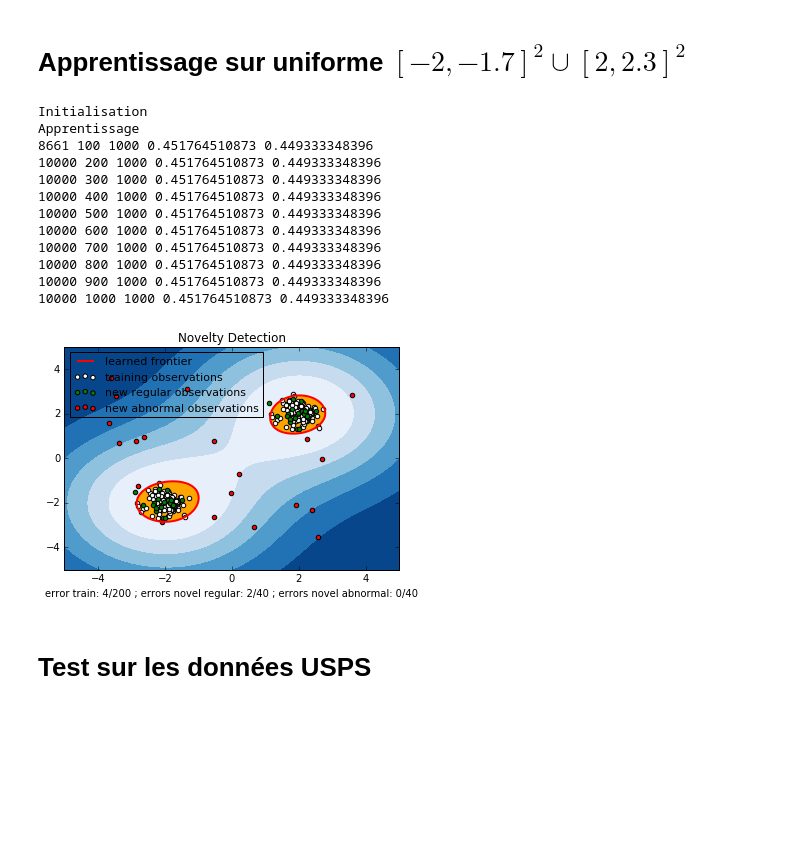
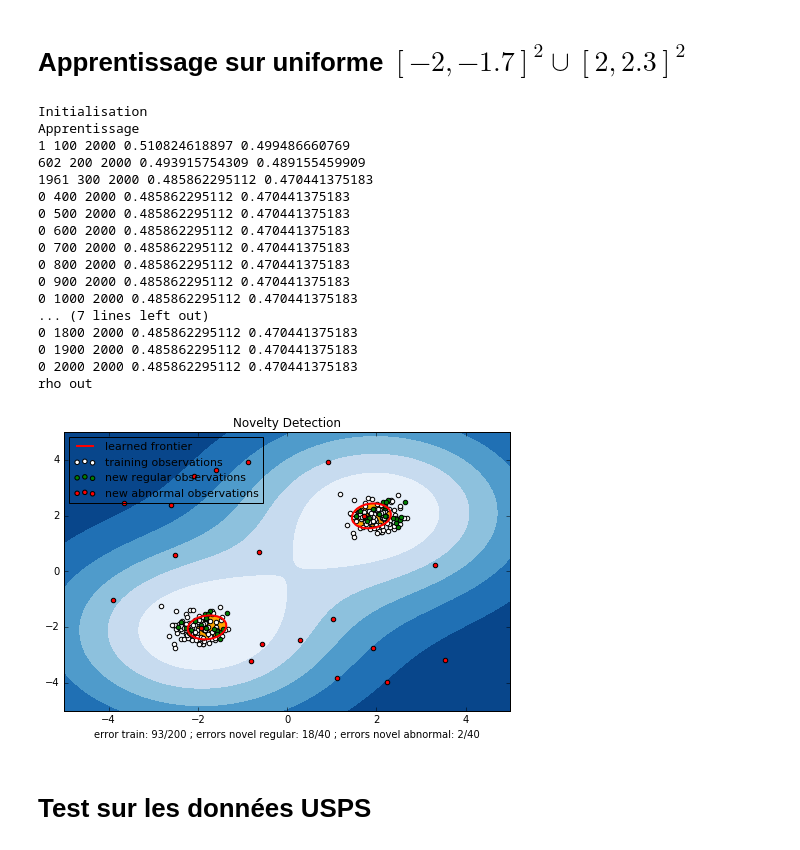
Before and after one commit to funboarder13920/OSVM, a Jupyter notebook: microsoft_algorithm_clean.ipynb, the cells around one changed output. Cells and saved outputs as stored; diff of their text form; code cells hidden in the pictures; blank space fills up the shorter version.

Commit message:
nouvelles bases de données et graph

```diff
--- a/microsoft_algorithm_clean.ipynb
+++ b/microsoft_algorithm_clean.ipynb
@@ -88,6 +88,7 @@ class osvm:
         self.gamma = gamma
         self.len_sv = []
         self.rho_hist = []
+        self.rho_var = []
         self.kkt_hist = []
 
     def fit(self,data):
@@ -116,6 +117,7 @@ class osvm:
         O = np.dot(self.alpha,K)
         self.rho = max(O[self.alpha>tol])
         self.rho_hist.append(self.rho)
+        self.rho_var.append(np.var(max(O[self.alpha>tol])))
 
         print("Apprentissage")
         iter_etape = 0
@@ -160,6 +162,7 @@ class osvm:
                 self.rho = np.mean(O_actif)
 
             self.rho_hist.append(self.rho)
+            self.rho_var.append(np.var(O_actif))
             SV = SVcalc(self.alpha,1/(self.mu*l))
 
             # Etape (ii)
@@ -188,6 +191,7 @@ class osvm:
                     else:
                         self.rho = np.mean(O_actif)
                     self.rho_hist.append(self.rho)
+                    self.rho_var.append(np.var(O_actif))
                     self.O = O
                     self.K = K
                     SV = SVcalc(self.alpha,1/(self.mu*l))
@@ -301,18 +317,23 @@ X_test = np.r_[X + 2, X - 2]
 X_outliers = np.random.uniform(low=-4, high=4, size=(20, 2))
 
 # fit the model
-clf = osvm(mu=0.022,gamma = 0.1,maxiter=1000,maxiterii=100)
+clf = osvm(mu=0.07,gamma = 0.1,maxiter=2000,maxiterii=100)
 clf.fit(X_train)
 # %% [output]
 Initialisation
 Apprentissage
-8661 100 1000 0.451764510873 0.449333348396
-10000 200 1000 0.451764510873 0.449333348396
-10000 300 1000 0.451764510873 0.449333348396
-10000 400 1000 0.451764510873 0.449333348396
-10000 500 1000 0.451764510873 0.449333348396
-10000 600 1000 0.451764510873 0.449333348396
-10000 700 1000 0.451764510873 0.449333348396
-10000 800 1000 0.451764510873 0.449333348396
-10000 900 1000 0.451764510873 0.449333348396
-10000 1000 1000 0.451764510873 0.449333348396
+1 100 2000 0.510824618897 0.499486660769
+602 200 2000 0.493915754309 0.489155459909
+1961 300 2000 0.485862295112 0.470441375183
+0 400 2000 0.485862295112 0.470441375183
+0 500 2000 0.485862295112 0.470441375183
+0 600 2000 0.485862295112 0.470441375183
+0 700 2000 0.485862295112 0.470441375183
+0 800 2000 0.485862295112 0.470441375183
+0 900 2000 0.485862295112 0.470441375183
+0 1000 2000 0.485862295112 0.470441375183
+... (7 lines left out)
+0 1800 2000 0.485862295112 0.470441375183
+0 1900 2000 0.485862295112 0.470441375183
+0 2000 2000 0.485862295112 0.470441375183
+rho out
@@ -319,36 +352,27 @@ Apprentissage
 # %%
-xx, yy = np.meshgrid(np.linspace(-5, 5, 100), np.linspace(-5, 5, 100))
-y_pred_train = clf.predict(X_train)
-y_pred_test = clf.predict(X_test)
-y_pred_outliers = clf.predict(X_outliers)
-n_error_train = y_pred_train[y_pred_train == -1].size
-n_error_test = y_pred_test[y_pred_test == -1].size
-n_error_outliers = y_pred_outliers[y_pred_outliers == 1].size
-
-# plot the line, the points, and the nearest vectors to the plane
-Z = clf.decision_function(np.c_[xx.ravel(), yy.ravel()])
-Z = Z.reshape(xx.shape)
-
+f = plt.figure()
+f.set_size_inches(8, 5)
 plt.title("Novelty Detection")
 plt.contourf(xx, yy, Z, levels=np.linspace(Z.min(), 0, 7), cmap=plt.cm.Blues_r)
 a = plt.contour(xx, yy, Z, levels=[0], linewidths=2, colors='red')
 plt.contourf(xx, yy, Z, levels=[0, Z.max()], colors='orange')
 
 b1 = plt.scatter(X_train[:, 0], X_train[:, 1], c='white')
 b2 = plt.scatter(X_test[:, 0], X_test[:, 1], c='green')
 c = plt.scatter(X_outliers[:, 0], X_outliers[:, 1], c='red')
 plt.axis('tight')
 plt.xlim((-5, 5))
 plt.ylim((-5, 5))
 plt.legend([a.collections[0], b1, b2, c],
            ["learned frontier", "training observations",
             "new regular observations", "new abnormal observations"],
            loc="upper left",
            prop=matplotlib.font_manager.FontProperties(size=11))
 plt.xlabel(
     "error train: %d/200 ; errors novel regular: %d/40 ; "
     "errors novel abnormal: %d/40"
     % (n_error_train, n_error_test, n_error_outliers))
+
 plt.show()
 # %% [output]
-[figure, old version]
+[figure, new version]
```
Also changed, not shown: parts of 17 cells of this notebook, 13 other files.
